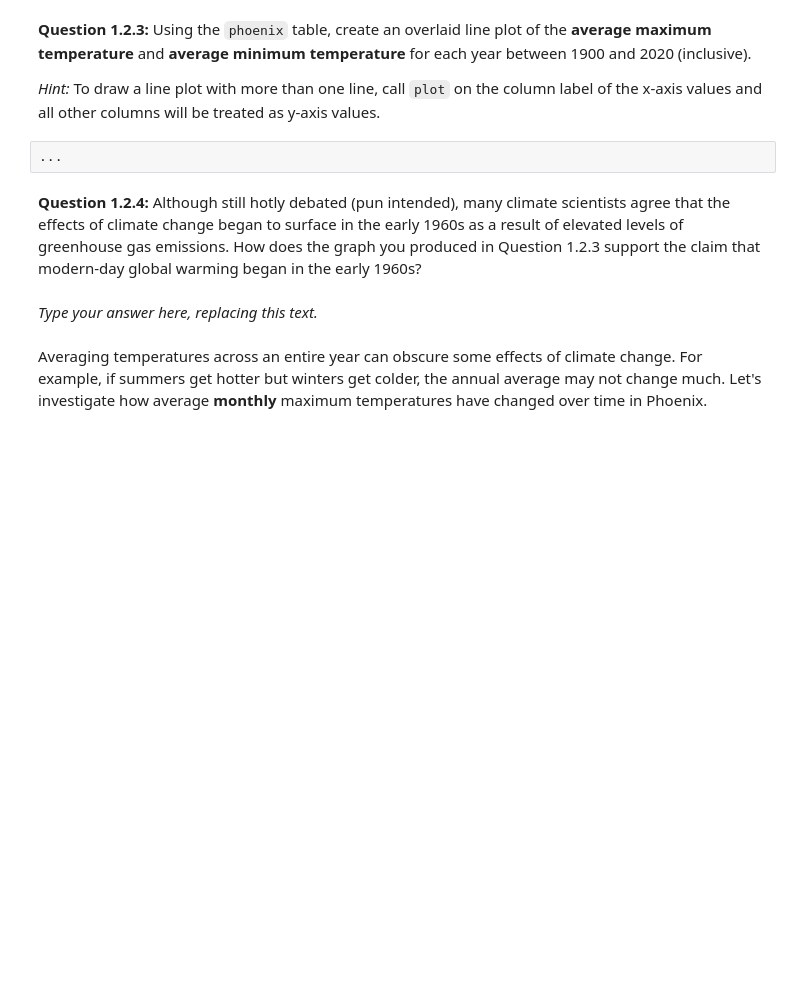
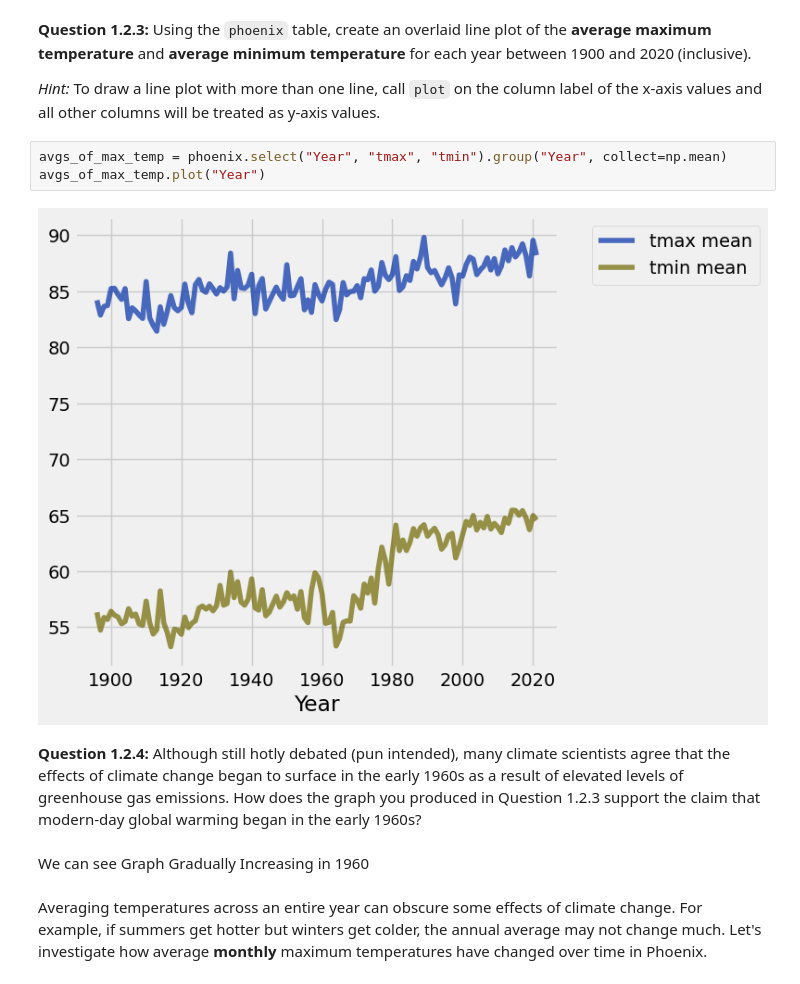
Before and after one commit to lochnes-007/Climate, a Jupyter notebook: project2.ipynb, the cells around one changed output. Drawn from its saved outputs; the diff is of its cells as text; blank space fills up the shorter version.

```diff
--- a/project2.ipynb
+++ b/project2.ipynb
@@ -325,7 +325,10 @@ q1_2_2 results: All test cases passed!
 
 *Hint:* To draw a line plot with more than one line, call `plot` on the column label of the x-axis values and all other columns will be treated as y-axis values.
 # %%
-...
+avgs_of_max_temp = phoenix.select("Year", "tmax", "tmin").group("Year", collect=np.mean)
+avgs_of_max_temp.plot("Year")
+# %% [output]
+[figure, added]
 # %% [markdown]
 <!-- END QUESTION -->
 
@@ -333,7 +336,7 @@ q1_2_2 results: All test cases passed!
 
 **Question 1.2.4:** Although still hotly debated (pun intended), many climate scientists agree that the effects of climate change began to surface in the early 1960s as a result of elevated levels of greenhouse gas emissions. How does the graph you produced in Question 1.2.3 support the claim that modern-day global warming began in the early 1960s?
 # %% [markdown]
-_Type your answer here, replacing this text._
+We can see Graph Gradually Increasing in 1960
 # %% [markdown]
 <!-- END QUESTION -->
 
```
Also changed, not shown: parts of 6 cells of this notebook, 1 other file.
